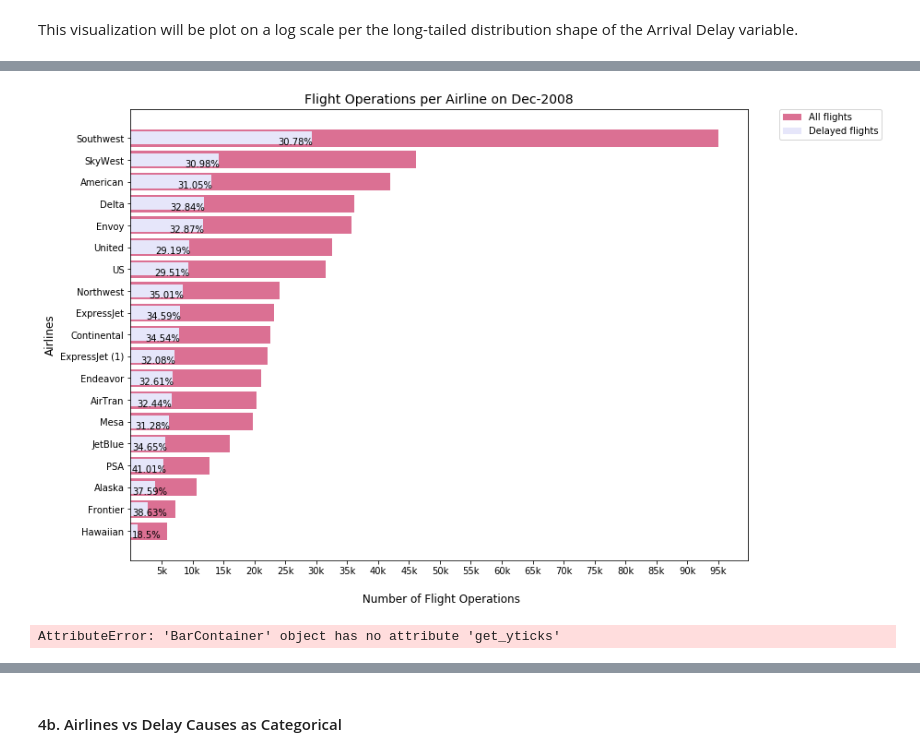
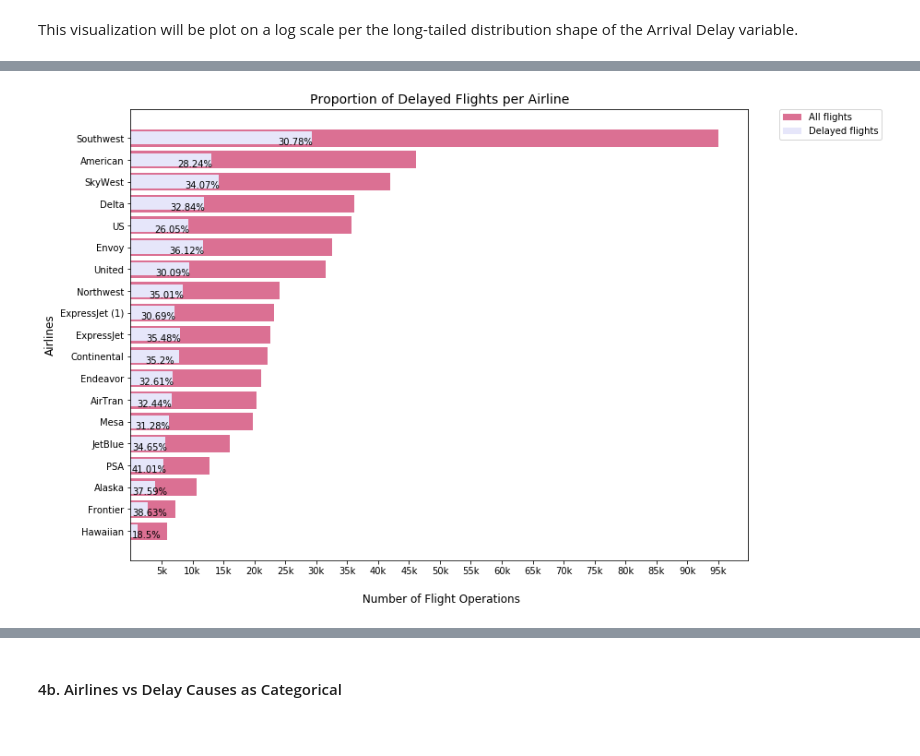
Before and after one commit to thaisruiz/udacity-communicating-data-findings, a Jupyter notebook: Flights_exploration_in_progress.ipynb, the cells around one changed output, grey strips where cells are left out. Saved outputs shown, nothing was run; the diff lists cells and outputs as text; code cells hidden in the pictures.

```diff
--- a/Flights_exploration_in_progress.ipynb
+++ b/Flights_exploration_in_progress.ipynb
@@ -552,13 +552,16 @@ Airlines = {'9E':'Endeavor', 'AA':'American', 'AS':'Alaska', 'B6':'JetBlue', 'CO
             'EV':'ExpressJet', 'F9':'Frontier', 'FL':'AirTran', 'HA': 'Hawaiian', 'MQ':'Envoy', 'NW':'Northwest',\
             'OH':'PSA', 'OO':'SkyWest', 'UA':'United', 'US':'US', 'WN': 'Southwest', 'XE':'ExpressJet (1)', 'YV':'Mesa'}
 # %%
-def plot_barh(data, groupby, color, height, label):
+def plot_barh(data, groupby, color, height, label, order=None):
 
-    gb_data = data.groupby(groupby).size().sort_values().reset_index()
+    if order is None:
+        gb_data = data.groupby(groupby).size().sort_values().reset_index()
+    else:
+        gb_data = data.groupby(groupby).size().reindex(order).reset_index()
+
     gb_data_idx = gb_data.index
     ax = plt.barh( gb_data_idx, gb_data[0], color=color, label=label, height=height );
 
-    plt.title('Flight Operations per Airline on Dec-2008', fontsize=14)
     plt.xlabel('\n Number of Flight Operations', fontsize=12)
     plt.ylabel('Airlines', fontsize=12)
 
@@ -569,7 +572,7 @@ def plot_barh(data, groupby, color, height, label):
     ytk_lbls = [ Airlines[gb_data.UniqueCarrier[idx]] for idx in gb_data_idx ]
     plt.yticks(gb_data_idx, ytk_lbls);
 
-    return ax
+    return ax, gb_data
 # %%
 # Bar plotting
 plt.figure(figsize=[8,6]);
@@ -1136,35 +1145,27 @@ However, proportion of delays per amount of operations by each airline might bri
 # %%
 # Bar plotting
 plt.figure(figsize=[12,9]);
 
-ax1 = plot_barh(        flights, 'UniqueCarrier', 'palevioletred', .8, 'All flights');
-ax2 = plot_barh(delayed_flights, 'UniqueCarrier',      'lavender', .6, 'Delayed flights');
+ax1, gb_data1 = plot_barh(flights, 'UniqueCarrier', 'palevioletred', .8, 'All flights');
+ax2, gb_data2 = plot_barh(delayed_flights, 'UniqueCarrier', 'lavender', .6, 'Delayed flights', order=gb_data1.UniqueCarrier);
 
-# CORREGIR porque ylabels de ax2 son los desplegados!!!
-locs, labels = plt.yticks()
-#ylabels = [ Airlines[groupby_all.UniqueCarrier[idx]] for idx in locs ]
-plt.yticks(locs, ylabels);
-
+plt.title('Proportion of Delayed Flights per Airline', fontsize=14)
 plt.legend(bbox_to_anchor=(1.05, 1), loc=2, borderaxespad=0.);
 
 # Annotations in Delayed flights bars
 ax1_patch_widths = [p.get_width() for p in ax1.patches]
 ax2_patch_widths = [p.get_width() for p in ax2.patches]
 
 texts=[ str(round(ax2_patch_widths[idx]*100 / ax1_patch_widths[idx],2))+'%' for idx in np.arange(0, len(Airlines)) ]
 
 # Annotation for the top bars
 for p in ax2.patches[5:]:
     idx = ax2.patches.index(p)
     plt.annotate(texts[idx], (p.get_width()-5500, p.get_y()))
 
 # Annotation for the (5) bottom bars
 for p in ax2.patches[:5]:
     idx = ax2.patches.index(p)
     plt.annotate(texts[idx], (200, p.get_y()))
 # %% [output]
-[figure, old version]
+[figure, new version]
-# %%
-ax1.get_yticks()
-# %% [output]
-AttributeError: 'BarContainer' object has no attribute 'get_yticks'
```
Also changed, not shown: parts of 45 cells of this notebook.
